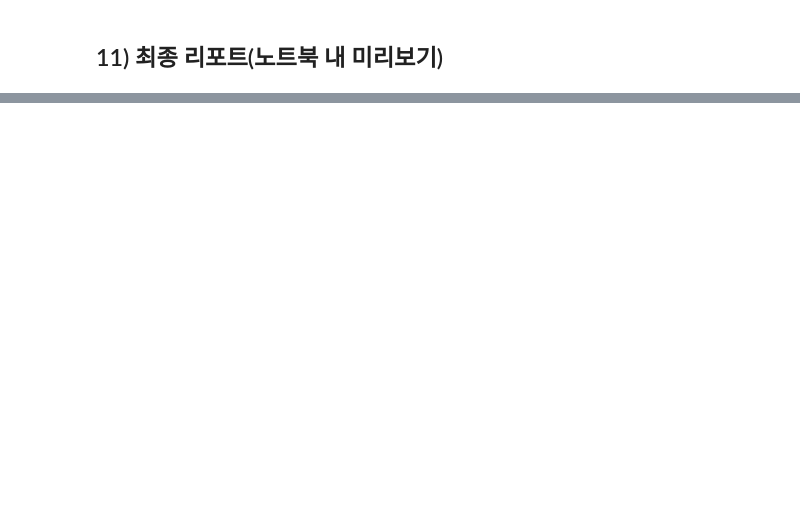
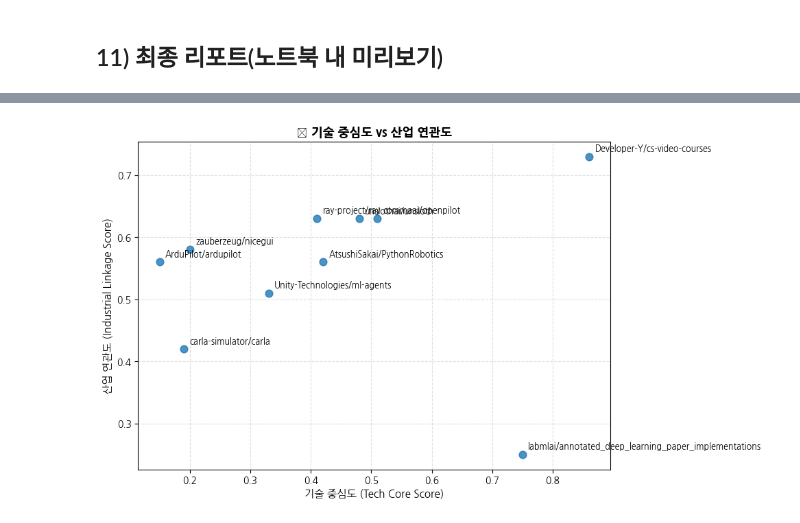
Before and after one commit to addinedu-ros-11th/eda-repo-3, a Jupyter notebook: Trendbot_Online_Notebook_Final_ROBOT.ipynb, the cells around one changed output, grey strips where cells are left out. Saved outputs shown, nothing was run; the diff lists cells and outputs as text; code cells hidden in the pictures; blank space fills up the shorter version.

```diff
--- a/Trendbot_Online_Notebook_Final_ROBOT.ipynb
+++ b/Trendbot_Online_Notebook_Final_ROBOT.ipynb
@@ -1194,20 +1027,0 @@ display(top3[["full_name","score"]])
-# %%
-# Timeline (샘플: 주 12개 생성, repo별 변동 패턴 다르게)
-weeks = 12
-week_labels = pd.date_range(end=pd.Timestamp.today(), periods=weeks, freq="7D").strftime("%Y-%m-%d").tolist()
-frames = []
-for r in top3["full_name"].tolist():
-    seed = abs(hash(r)) % 7
-    base = np.array([3,4,5,6,7,5,4,3,6,8,5,4], dtype=float)[:weeks]
-    noise = ((seed + np.arange(weeks)) % 3) * 0.7
-    counts = np.clip(base + noise, 0, None).astype(int)
-    frames.append(pd.DataFrame({"repo": r, "week": week_labels, "commit_count": counts}))
-
-timeline = pd.concat(frames, ignore_index=True)
-
-plt.figure(figsize=(8,4))
-for name, g in timeline.groupby("repo"):
-    plt.plot(g["week"], g["commit_count"], marker="o", label=name)
-plt.xticks(rotation=30)
-plt.title("간이 커밋 타임라인(샘플)"); plt.xlabel("week"); plt.ylabel("commits"); plt.grid(True); plt.legend()
-plt.tight_layout(); plt.show()
@@ -1357,0 +1194,43 @@ display(Markdown(report_md + "\n" + top10_md))
+# %%
+import matplotlib.pyplot as plt
+import pandas as pd
+import koreanize_matplotlib
+
+def 산점도_그리기(
+    df_점수: pd.DataFrame,
+    x축="tech_core_score",
+    y축="industrial_linkage_score",
+    라벨열="full_name",
+    제목="📊 기술 중심도 vs 산업 연관도"
+):
+    """
+    📈 산업 연관도 시각화 함수
+    - x축: 기술 중심도 (Tech Core Score)
+    - y축: 산업 연관도 (Industrial Linkage Score)
+    - 각 점은 GitHub 저장소 하나를 의미
+    """
+    plt.figure(figsize=(10,6))  # ✅ 그래프를 가로로 넓게
+    plt.scatter(df_점수[x축], df_점수[y축], s=60, alpha=0.8)
+
+    # 각 저장소 이름을 점 근처에 표시 (폰트 크기 키움)
+    for _, r in df_점수.iterrows():
+        plt.annotate(
+            r[라벨열],
+            (r[x축], r[y축]),
+            xytext=(6,6),
+            textcoords="offset points",
+            fontsize=9,       # ✅ 글씨 크기 키움
+            fontweight='medium'
+        )
+
+    plt.xlabel("기술 중심도 (Tech Core Score)", fontsize=11)
+    plt.ylabel("산업 연관도 (Industrial Linkage Score)", fontsize=11)
+    plt.title(제목, fontsize=13, fontweight="bold")
+    plt.grid(True, linestyle="--", alpha=0.4)
+    plt.tight_layout(pad=2.0)  # ✅ 여백 조금 더 확보
+    plt.show()   # Jupyter Notebook에 바로 표시
+
+# 사용 예시
+산점도_그리기(scored)
+# %% [output]
+[figure, added]
```
Also changed, not shown: parts of 35 cells of this notebook.
